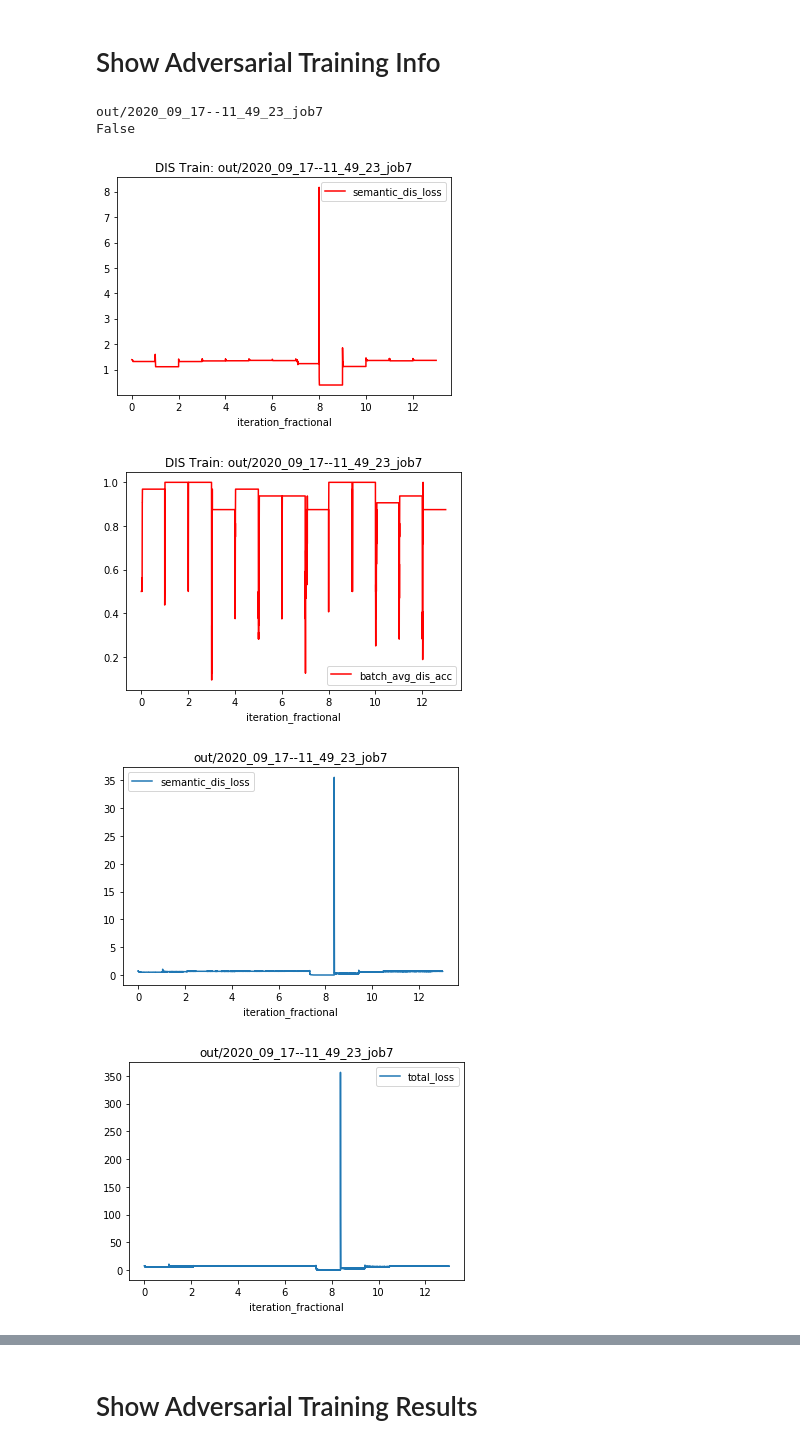
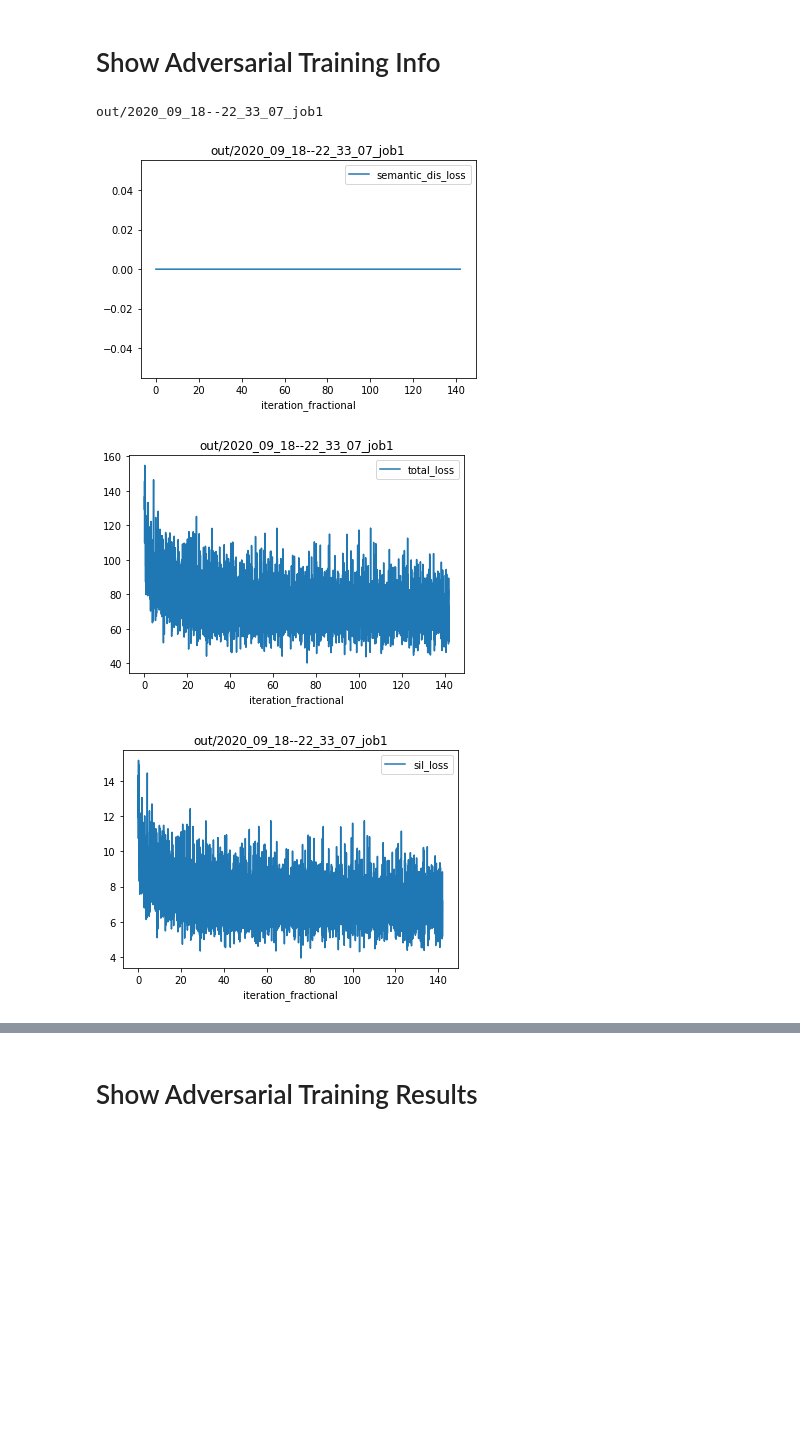
Before and after one commit to b7leung/sil_consistent_at_inference, a Jupyter notebook: notebooks/Adversarial Semantic Descriminator Debug.ipynb, the cells around one changed output, grey strips where cells are left out. Cells and saved outputs as stored; diff of their text form; code cells hidden in the pictures; blank space fills up the shorter version.

```diff
--- a/notebooks/Adversarial Semantic Descriminator Debug.ipynb
+++ b/notebooks/Adversarial Semantic Descriminator Debug.ipynb
@@ -67,42 +67,40 @@ cfg = utils.load_config(cfg_path, "configs/default.yaml")
 # Show Adversarial Training Info
 # %%
 #n="latest"
-n="job7"
+n="job1"
 saved_model_path = "out/{}".format(get_exp_path(n))
 print(saved_model_path)
 
 
 # show training plots
 training_info = pickle.load(open(os.path.join(saved_model_path, "training_df.p"), "rb"))
 
 # showing discriminator plots
 semantic_dis_training_df = training_info["semantic_dis"]
 if not semantic_dis_training_df.empty:
     # adding extra column for fracitional iteration
     iteration_fractional = np.linspace(0, max(semantic_dis_training_df['iteration'])+1, len(semantic_dis_training_df)+1)[:-1]
     semantic_dis_training_df["iteration_fractional"] = iteration_fractional
 
     print(semantic_dis_training_df.isnull().values.any())
 
     #pd.set_option('display.max_rows', None)
     #display(semantic_dis_training_df)
     semantic_dis_training_df.plot.line(x="iteration_fractional", y="semantic_dis_loss", title="DIS Train: " + saved_model_path, color='r')
     semantic_dis_training_df.plot.line(x="iteration_fractional", y="batch_avg_dis_acc", title="DIS Train: " + saved_model_path, color='r')
 
 # showing generator (deformation net) plots
 deform_gen_training_df = training_info["deform_net_gen"]
 if not deform_gen_training_df.empty:
     iteration_fractional = np.linspace(0, max(deform_gen_training_df['iteration'])+1, len(deform_gen_training_df)+1)[:-1]
     deform_gen_training_df["iteration_fractional"] = iteration_fractional
     #display(deform_gen_training_df)
 
     deform_gen_training_df.plot.line(x="iteration_fractional", y="semantic_dis_loss", title=saved_model_path)
     deform_gen_training_df.plot.line(x="iteration_fractional", y="total_loss", title=saved_model_path)
     deform_gen_training_df.plot.line(x="iteration_fractional", y="sil_loss", title=saved_model_path)
 # %% [output]
-out/2020_09_17--11_49_23_job7
-False
+out/2020_09_18--22_33_07_job1
-[figure, old version]
+[figure, new version]
-[figure, old version]
+[figure, new version]
-[figure, old version]
+[figure, new version]
-[figure, removed]
```
Also changed, not shown: parts of 2 cells of this notebook, 52 other files.
